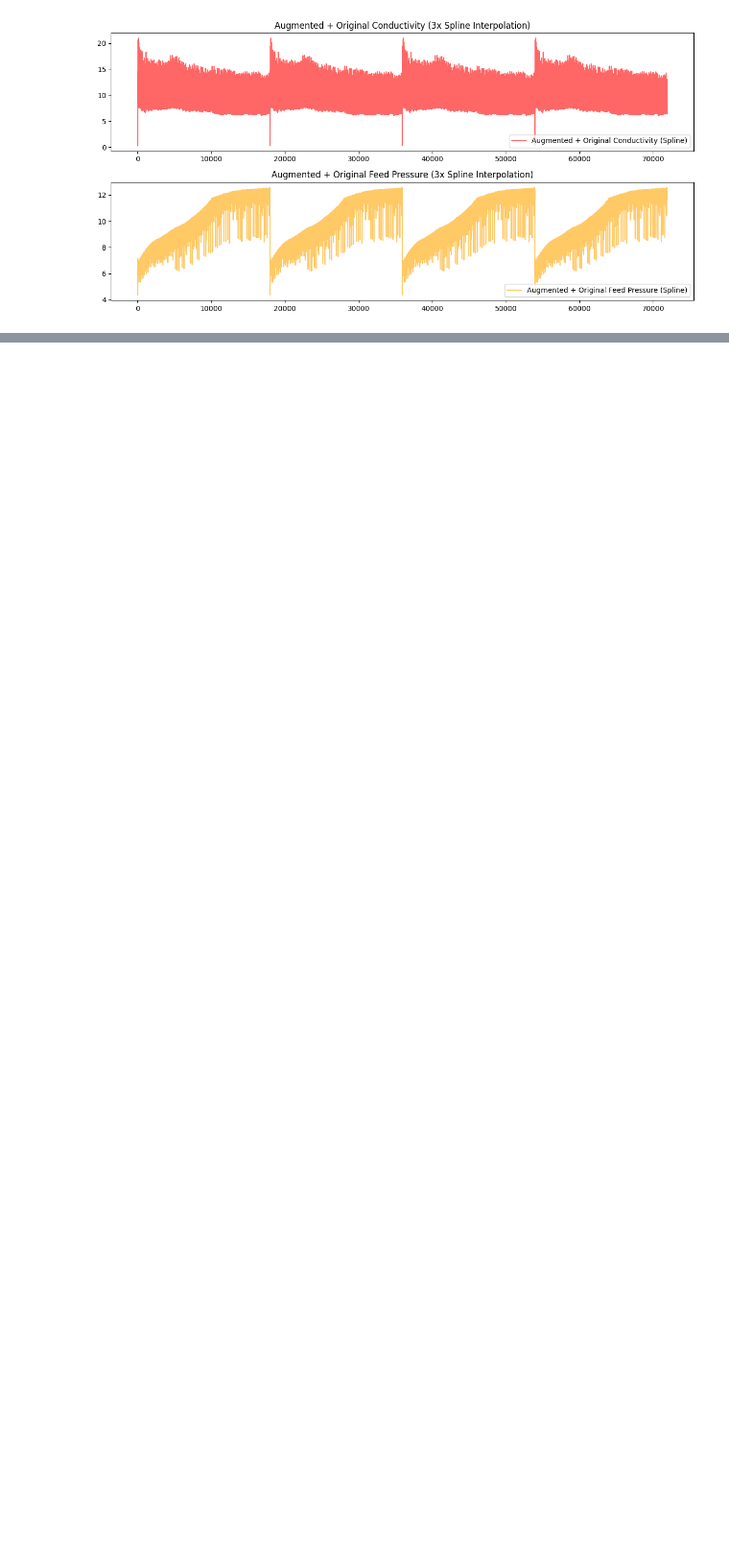
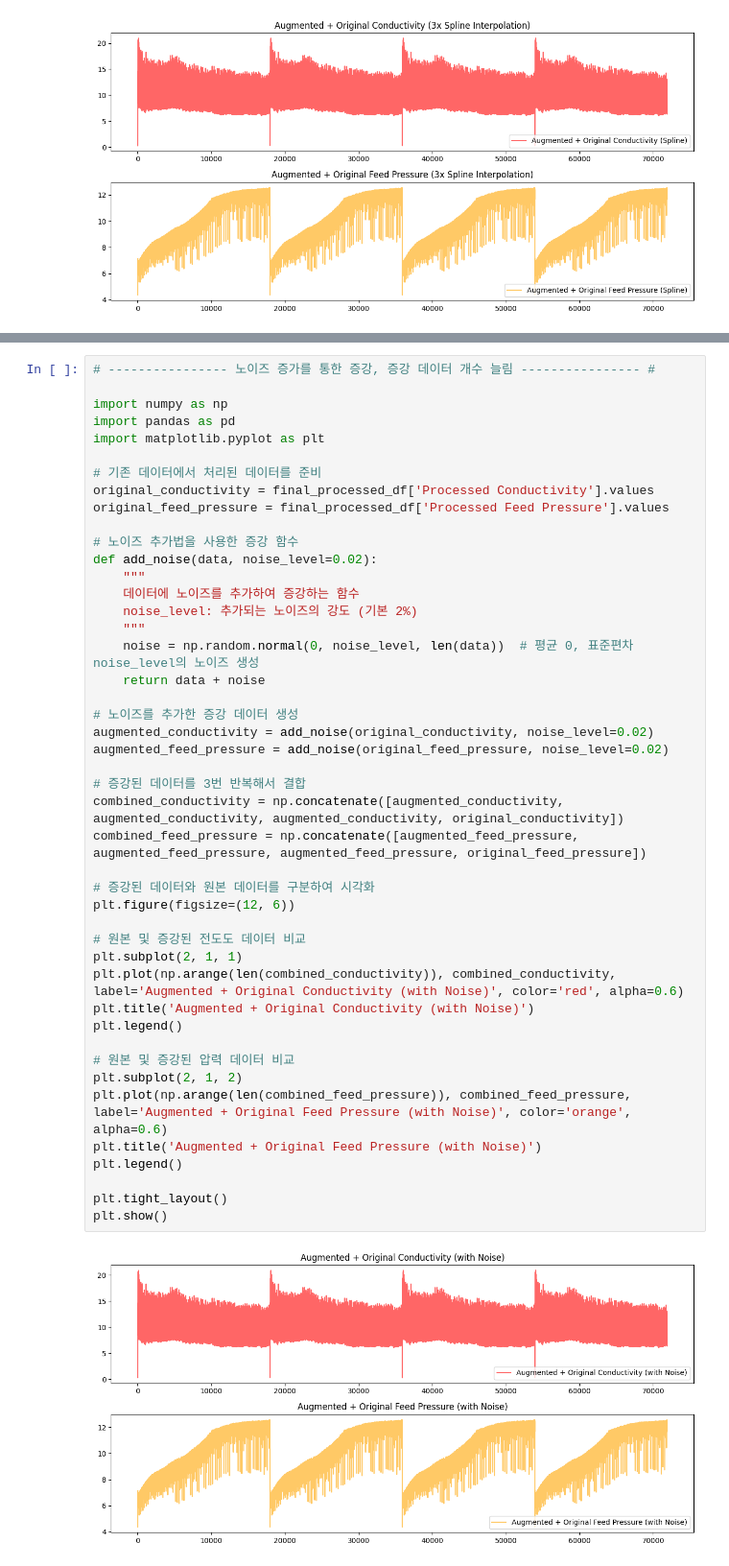
Before and after one commit to AquaMarine-AI/ProjectAW, a Jupyter notebook: data_agumentation_sawtooth.ipynb, the cells around one changed output, grey strips where cells are left out. Shown at 96% size. Saved outputs shown, nothing was run; the diff lists cells and outputs as text; blank space fills up the shorter version.

```diff
--- a/data_agumentation_sawtooth.ipynb
+++ b/data_agumentation_sawtooth.ipynb
@@ -802,0 +867,47 @@ plt.show()
+# %%
+# ---------------- 노이즈 증가를 통한 증강, 증강 데이터 개수 늘림 ---------------- #
+
+import numpy as np
+import pandas as pd
+import matplotlib.pyplot as plt
+
+# 기존 데이터에서 처리된 데이터를 준비
+original_conductivity = final_processed_df['Processed Conductivity'].values
+original_feed_pressure = final_processed_df['Processed Feed Pressure'].values
+
+# 노이즈 추가법을 사용한 증강 함수
+def add_noise(data, noise_level=0.02):
+    """
+    데이터에 노이즈를 추가하여 증강하는 함수
+    noise_level: 추가되는 노이즈의 강도 (기본 2%)
+    """
+    noise = np.random.normal(0, noise_level, len(data))  # 평균 0, 표준편차 noise_level의 노이즈 생성
+    return data + noise
+
+# 노이즈를 추가한 증강 데이터 생성
+augmented_conductivity = add_noise(original_conductivity, noise_level=0.02)
+augmented_feed_pressure = add_noise(original_feed_pressure, noise_level=0.02)
+
+# 증강된 데이터를 3번 반복해서 결합
+combined_conductivity = np.concatenate([augmented_conductivity, augmented_conductivity, augmented_conductivity, original_conductivity])
+combined_feed_pressure = np.concatenate([augmented_feed_pressure, augmented_feed_pressure, augmented_feed_pressure, original_feed_pressure])
+
+# 증강된 데이터와 원본 데이터를 구분하여 시각화
+plt.figure(figsize=(12, 6))
+
+# 원본 및 증강된 전도도 데이터 비교
+plt.subplot(2, 1, 1)
+plt.plot(np.arange(len(combined_conductivity)), combined_conductivity, label='Augmented + Original Conductivity (with Noise)', color='red', alpha=0.6)
+plt.title('Augmented + Original Conductivity (with Noise)')
+plt.legend()
+
+# 원본 및 증강된 압력 데이터 비교
+plt.subplot(2, 1, 2)
+plt.plot(np.arange(len(combined_feed_pressure)), combined_feed_pressure, label='Augmented + Original Feed Pressure (with Noise)', color='orange', alpha=0.6)
+plt.title('Augmented + Original Feed Pressure (with Noise)')
+plt.legend()
+
+plt.tight_layout()
+plt.show()
+# %% [output]
+[figure, added]
```
Also changed, not shown: parts of 1 cell of this notebook.
